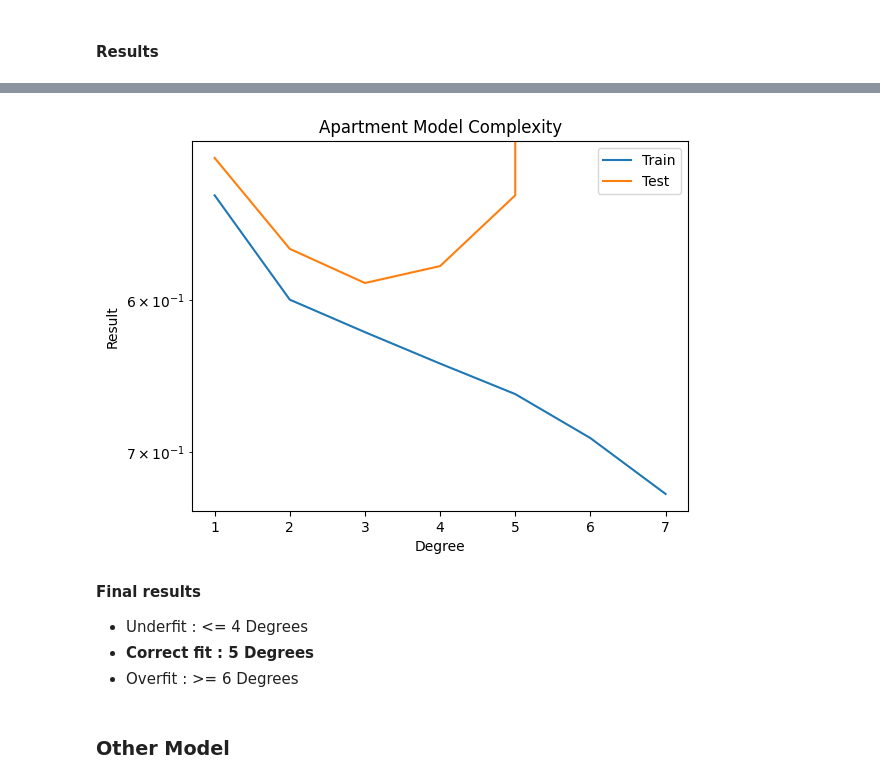
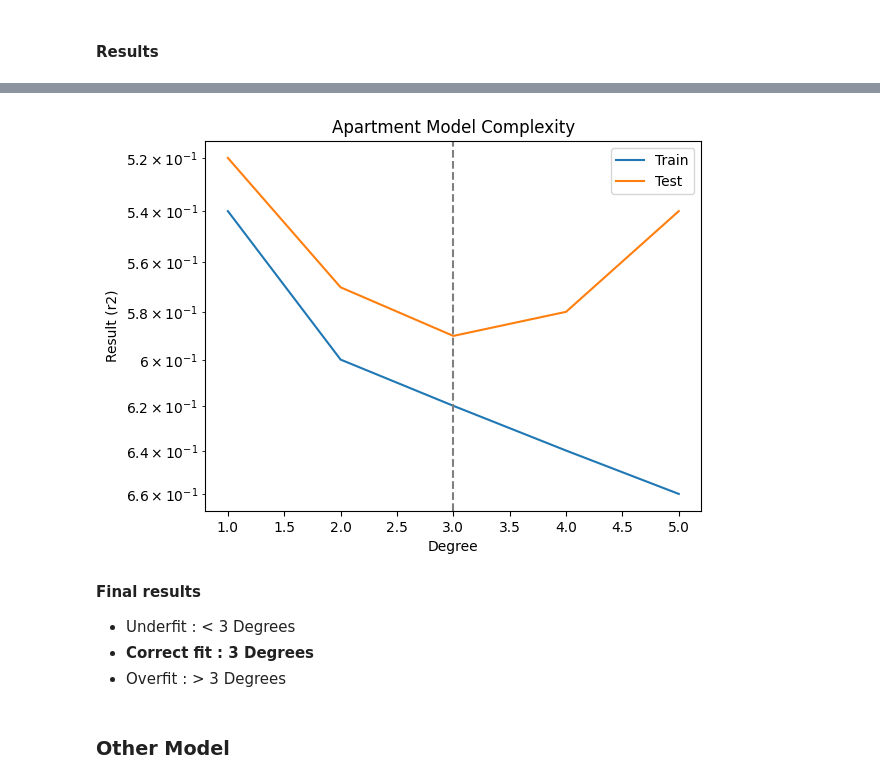
Before and after one commit to KNobles/challenge-regression, a Jupyter notebook: Final.ipynb, the cells around one changed output, grey strips where cells are left out. Drawn from its saved outputs; the diff is of its cells as text; code cells hidden in the pictures.

```diff
--- a/Final.ipynb
+++ b/Final.ipynb
@@ -723,7 +726,7 @@ def create_polynomial_regression_model(degree):
 # %%
 results_list = []
 # %%
-for i in range(1,8):
+for i in range(1,6):
     results_list.append(create_polynomial_regression_model(i))
 # %%
 df_results = pd.DataFrame(results_list)
@@ -730,2 +742,2 @@ df_results = pd.DataFrame(results_list)
 # %%
-df_results
+val = df_results["Degree"].loc[df_results["r2_test"] == df_results["r2_test"].max()].values[0]
@@ -741,19 +744,20 @@ df_results
 # %%
 plt.plot(df_results['Degree'], df_results['r2_train'], label='Train')
 plt.plot(df_results['Degree'], df_results['r2_test'], label='Test')
+plt.axvline(x=val,color='#808080', linestyle="dashed")
 plt.yscale('log')
 plt.legend()
 plt.title('Apartment Model Complexity')
-plt.ylabel('Result')
+plt.ylabel('Result (r2)')
 plt.xlabel('Degree')
 plt.gca().invert_yaxis()
 # %% [output]
-[figure, old version]
+[figure, new version]
 # %% [markdown]
 **Final results**
-* Underfit : <= 4 Degrees
-* **Correct fit : 5 Degrees**
-* Overfit : >= 6 Degrees
+* Underfit : < 3 Degrees
+* **Correct fit : 3 Degrees**
+* Overfit : > 3 Degrees
 # %% [markdown]
 ### **Other Model**
 # %%
```
Also changed, not shown: parts of 5 cells of this notebook, 5 other files.
